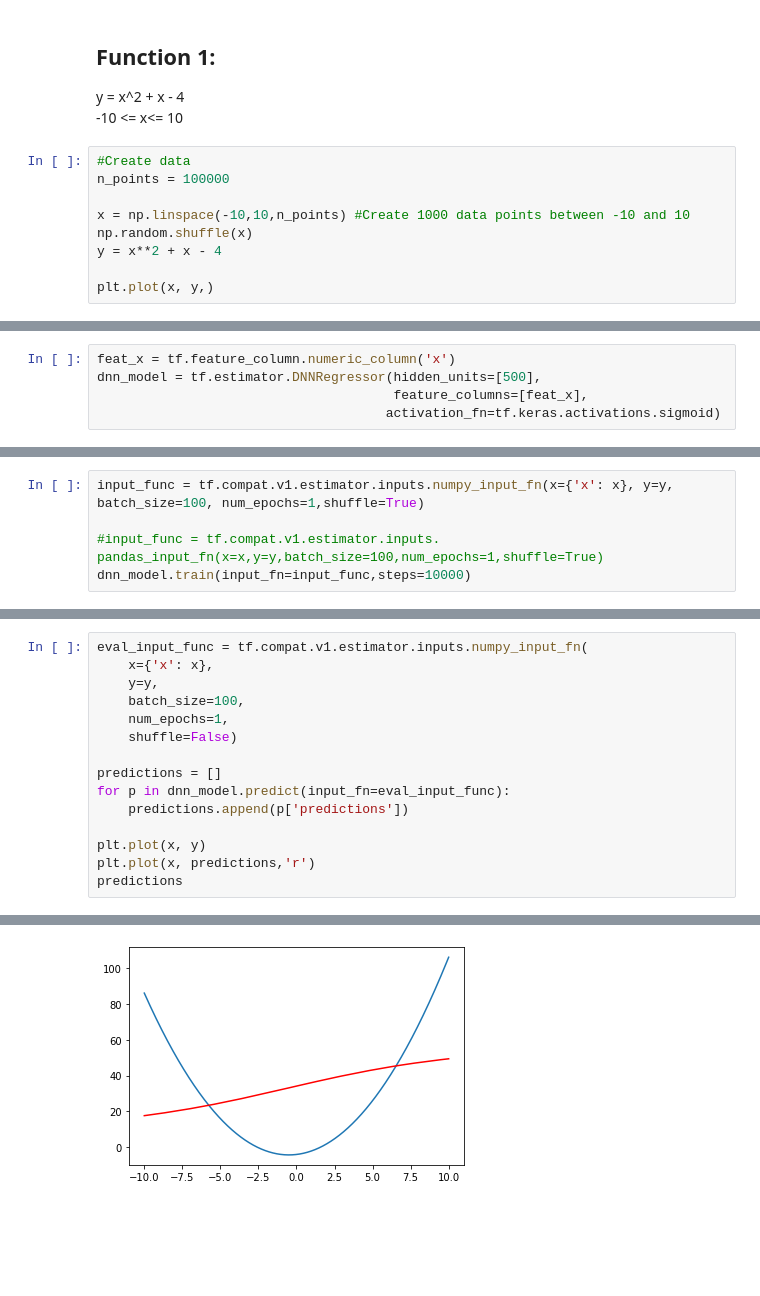
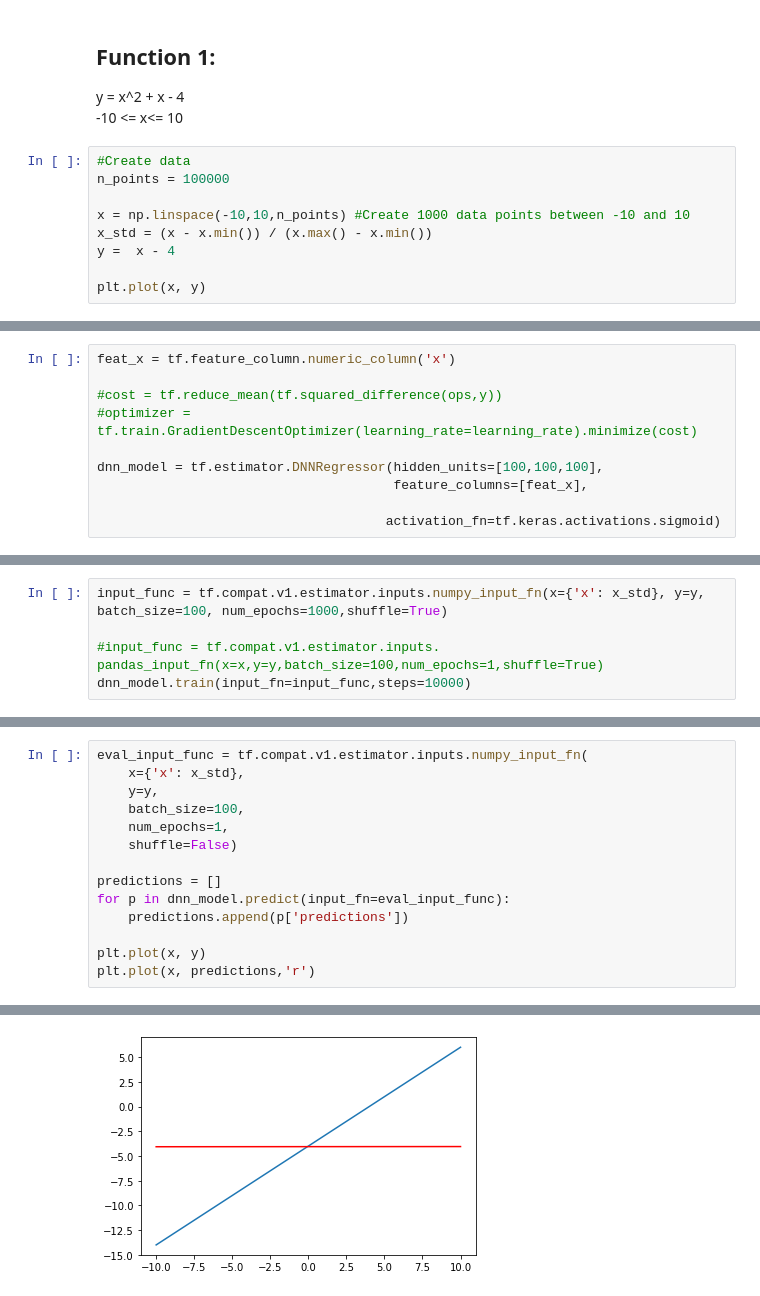
Before and after one commit to conorosully/deep-learning, a Jupyter notebook: src/Neural Network Approximations.ipynb, the cells around one changed output, grey strips where cells are left out. Cells and saved outputs as stored; diff of their text form; blank space fills up the shorter version.

```diff
--- a/src/Neural Network Approximations.ipynb
+++ b/src/Neural Network Approximations.ipynb
@@ -29,9 +29,9 @@ y = x^2 + x - 4
 n_points = 100000
 
 x = np.linspace(-10,10,n_points) #Create 1000 data points between -10 and 10
-np.random.shuffle(x)
-y = x**2 + x - 4
+x_std = (x - x.min()) / (x.max() - x.min())
+y =  x - 4
 
-plt.plot(x, y,)
+plt.plot(x, y)
 # %% [output]
 [<matplotlib.lines.Line2D at 0x...>]
@@ -39,7 +39,12 @@ plt.plot(x, y,)
 # %%
 feat_x = tf.feature_column.numeric_column('x')
-dnn_model = tf.estimator.DNNRegressor(hidden_units=[500],
+
+#cost = tf.reduce_mean(tf.squared_difference(ops,y))
+#optimizer = tf.train.GradientDescentOptimizer(learning_rate=learning_rate).minimize(cost)
+
+dnn_model = tf.estimator.DNNRegressor(hidden_units=[100,100,100],
                                       feature_columns=[feat_x],
+
                                      activation_fn=tf.keras.activations.sigmoid)
 # %% [output]
 INFO:tensorflow:Using default config.
@@ -52,7 +57,7 @@ graph_options {
 }
 , '_keep_checkpoint_max': 5, '_keep_checkpoint_every_n_hours': 10000, '_log_step_count_steps': 100, '_train_distribute': None, '_device_fn': None, '_protocol': None, '_eval_distribute': None, '_experi ...
 # %%
-input_func = tf.compat.v1.estimator.inputs.numpy_input_fn(x={'x': x}, y=y, batch_size=100, num_epochs=1,shuffle=True)
+input_func = tf.compat.v1.estimator.inputs.numpy_input_fn(x={'x': x_std}, y=y, batch_size=100, num_epochs=1000,shuffle=True)
 
 #input_func = tf.compat.v1.estimator.inputs. pandas_input_fn(x=x,y=y,batch_size=100,num_epochs=1,shuffle=True)
 dnn_model.train(input_fn=input_func,steps=10000)
@@ -77,7 +82,7 @@ INFO:tensorflow:Loss for final step: 840.5274.
 <tensorflow_estimator.python.estimator.canned.dnn.DNNRegressorV2 at 0x...>
 # %%
 eval_input_func = tf.compat.v1.estimator.inputs.numpy_input_fn(
-    x={'x': x},
+    x={'x': x_std},
     y=y,
     batch_size=100,
     num_epochs=1,
@@ -89,7 +94,6 @@ for p in dnn_model.predict(input_fn=eval_input_func):
 
 plt.plot(x, y)
 plt.plot(x, predictions,'r')
-predictions
 # %% [output]
 INFO:tensorflow:Calling model_fn.
 WARNING:tensorflow:Layer dnn is casting an input tensor from dtype float64 to the layer's dtype of float32, which is new behavior in TensorFlow 2.  The layer has dtype float32 because it's dtype defau ...
@@ -123,4 +111,4 @@ INFO:tensorflow:Done running local_init_op.
-[figure, old version]
+[figure, new version]
 # %%
 plt.plot(x, predictions,'r')
 # %% [output]
```
Also changed, not shown: parts of 5 cells of this notebook.
